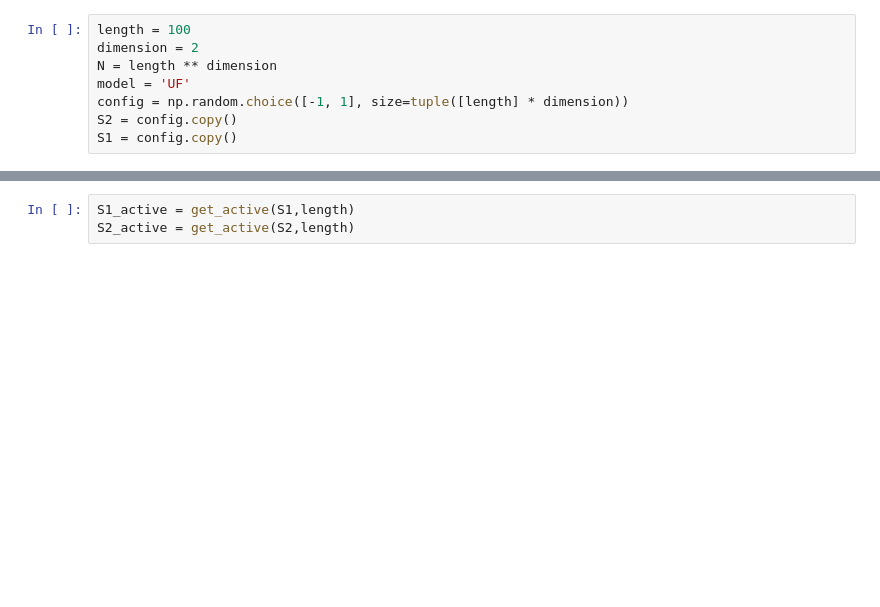
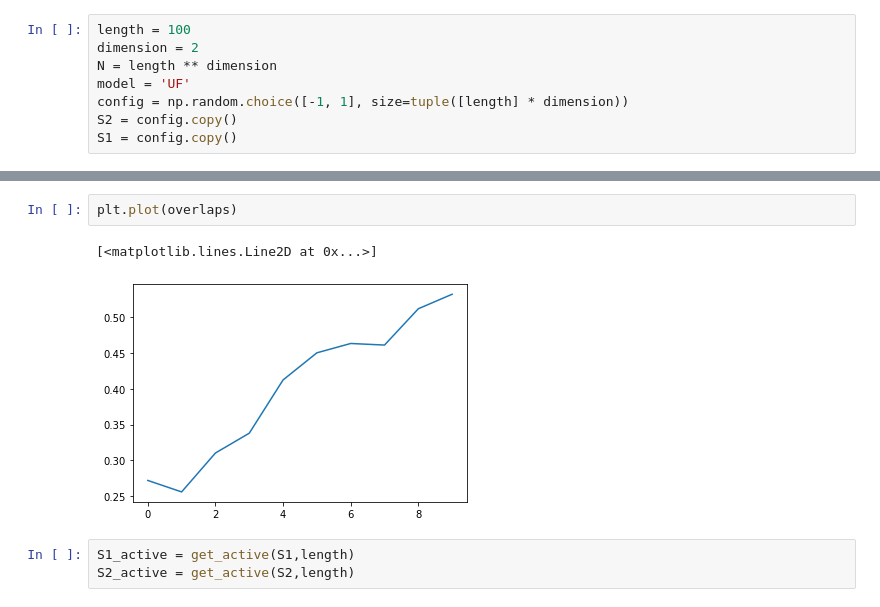
Before and after one commit to muddyflesh/Deep_Quench, a Jupyter notebook: UFIsing_model.ipynb, the cells around one changed output, grey strips where cells are left out. Drawn from its saved outputs; the diff is of its cells as text; blank space fills up the shorter version.

```diff
--- a/UFIsing_model.ipynb
+++ b/UFIsing_model.ipynb
@@ -146,3 +146,8 @@ for i in range(10):
+# %%
+plt.plot(overlaps)
+# %% [output]
+[<matplotlib.lines.Line2D at 0x...>]
+[figure, added]
 # %%
 S1_active = get_active(S1,length)
 S2_active = get_active(S2,length)
```
Also changed, not shown: parts of 9 cells of this notebook, 1 other file.
